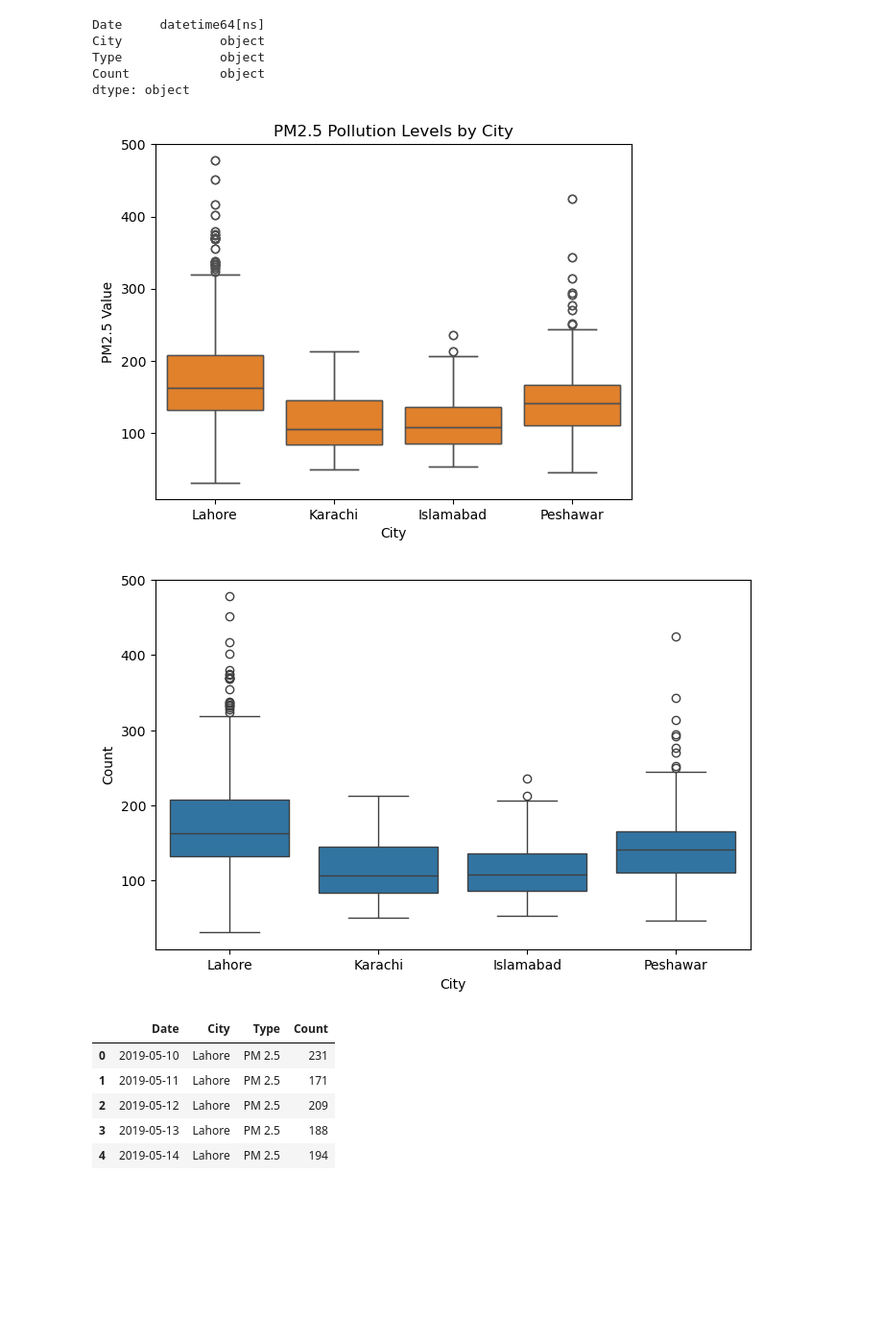
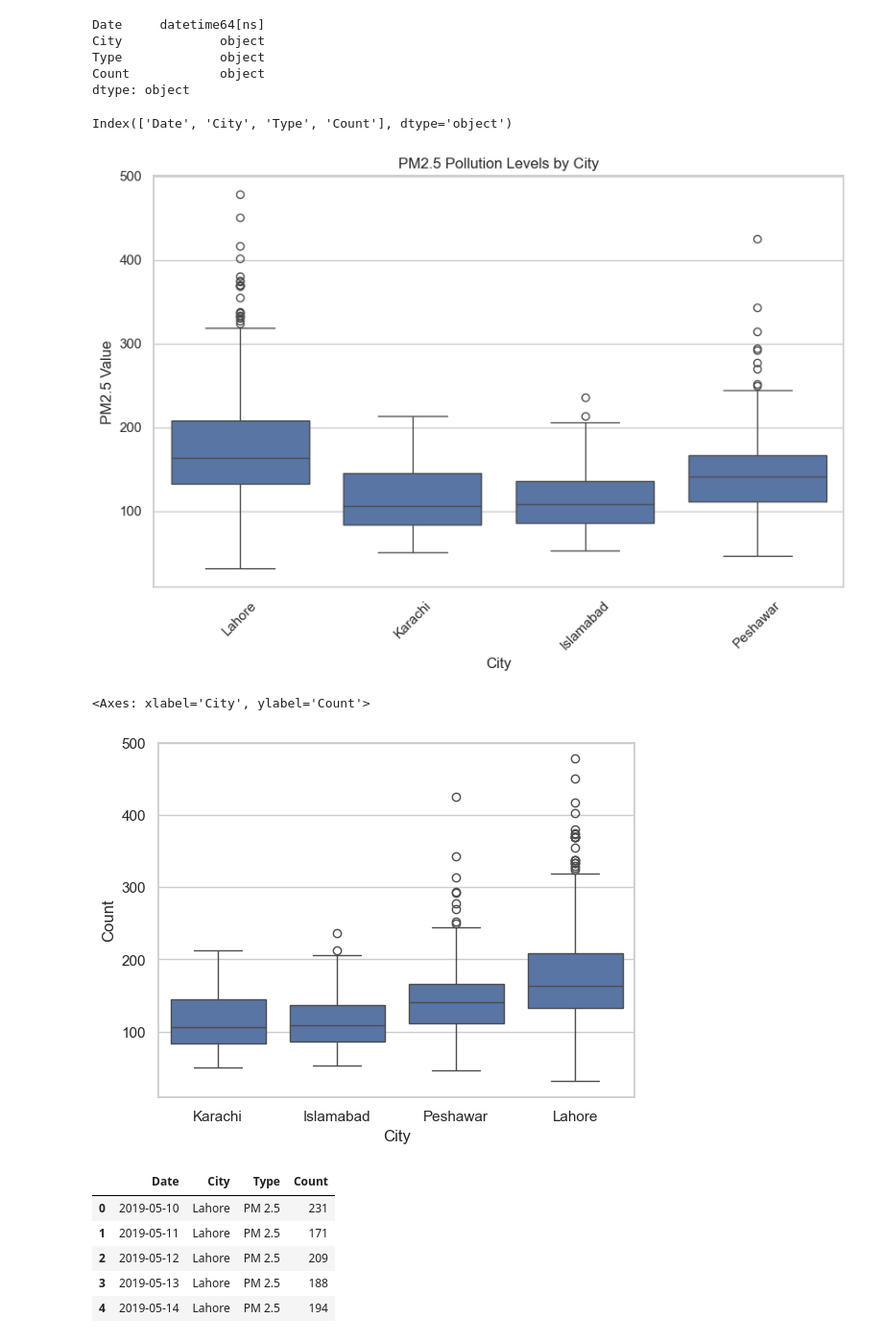
Before and after one commit to Bushra-Baloch/air-quality-prediction-ml-, a Jupyter notebook: air-quality-prediction-ml/notebooks/air_quality_analysis.ipynb, the cells around one changed output. Shown at 96% size. Cells and saved outputs as stored; diff of their text form; code cells hidden in the pictures; blank space fills up the shorter version.

Commit message:
Refactored data cleaning and improved PM2.5 boxplot visualization with validation checks

```diff
--- a/air-quality-prediction-ml/notebooks/air_quality_analysis.ipynb
+++ b/air-quality-prediction-ml/notebooks/air_quality_analysis.ipynb
@@ -88,41 +88,72 @@ dtype: object
 # %%
 import matplotlib.pyplot as plt
 import seaborn as sns
+# %%
+print(pm25_data.columns)
+# %% [output]
+Index(['Date', 'City', 'Type', 'Count'], dtype='object')
 # %%
+# ===============================
+# Data Cleaning
+# ===============================
 
+pm25_data = pm25_data.copy()
+
+# Fix column names (remove spaces + standardize)
+pm25_data.columns = pm25_data.columns.str.strip()
+
+# Rename column if needed
+if "city" in pm25_data.columns:
+    pm25_data.rename(columns={"city": "City"}, inplace=True)
+
+# Clean pollution values
 pm25_data["Count"] = pm25_data["Count"].replace("-", None)
-
-
 pm25_data["Count"] = pd.to_numeric(pm25_data["Count"])
 
-
+# Remove missing values
 pm25_data = pm25_data.dropna(subset=["Count"])
 
+# Convert Date if not done
+pm25_data["Date"] = pd.to_datetime(pm25_data["Date"])
 
-pm25_data.dtypes
+# ===============================
+# Validation Checks
+# ===============================
 
+# Check no missing values
+assert pm25_data["Count"].isnull().sum() == 0, "No missing PM2.5 values should remain"
 
-sns.boxplot(x="City", y="Count", data=pm25_data)
+# Check no negative values
+assert (pm25_data["Count"] >= 0).all(), "PM2.5 values must be non-negative"
+
+# ===============================
+# Visualization: Boxplot
+# ===============================
+
+plt.figure(figsize=(10,6))
 
 sns.boxplot(x="City", y="Count", data=pm25_data)
 
 plt.title("PM2.5 Pollution Levels by City")
 plt.xlabel("City")
 plt.ylabel("PM2.5 Value")
 
-
-plt.figure(figsize=(8,5))
-
-sns.boxplot(x="City", y="Count", data=pm25_data)
-
-
+plt.xticks(rotation=45)
 
 plt.savefig("../images/pollution_by_city.png")
 
 plt.show()
+
+sns.boxplot(
+    x="City",
+    y="Count",
+    data=pm25_data,
+    order=pm25_data.groupby("City")["Count"].median().sort_values().index
+)
 # %% [output]
-[figure, old version]
+[figure, new version]
+<Axes: xlabel='City', ylabel='Count'>
-[figure, old version]
+[figure, new version]
 # %%
 import pandas as pd
 import matplotlib.pyplot as plt
```
